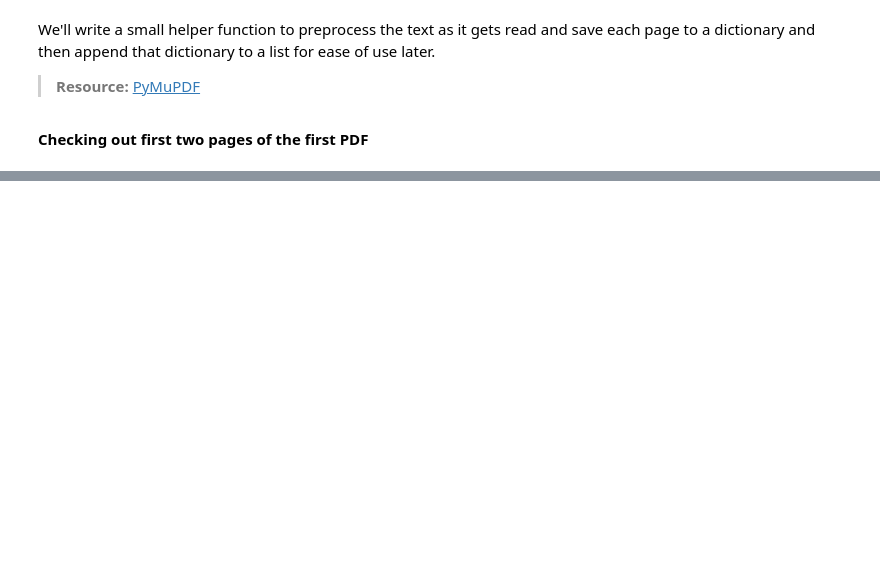
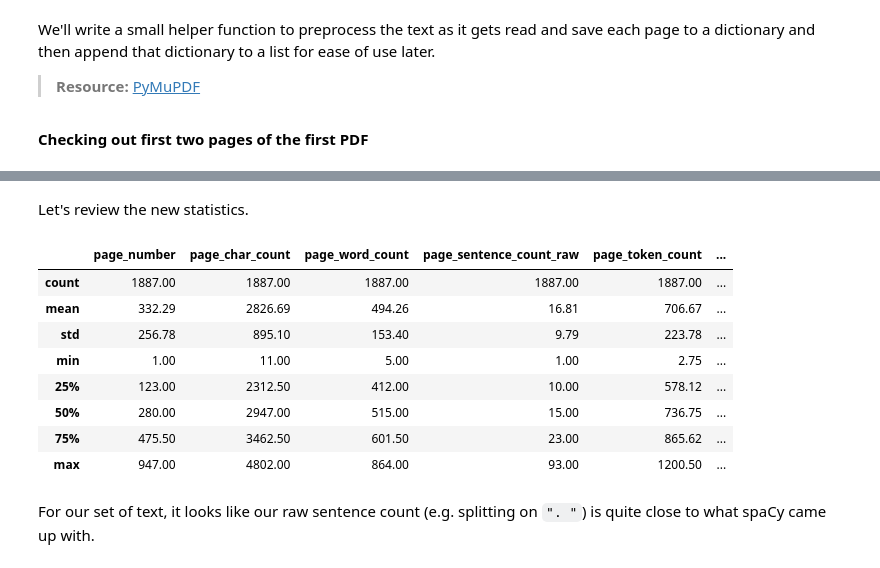
Before and after one commit to bose-kb/LawBot, a Jupyter notebook: LawBot.ipynb, the cells around one changed output, grey strips where cells are left out. Saved outputs shown, nothing was run; the diff lists cells and outputs as text; code cells hidden in the pictures; blank space fills up the shorter version.

```diff
--- a/LawBot.ipynb
+++ b/LawBot.ipynb
@@ -155,0 +253,17 @@ pages_and_texts[:2]
+# %% [markdown]
+Let's review the new statistics.
+# %%
+df = pd.DataFrame(pages_and_texts)
+df.describe().round(2)
+# %% [output]
+|  | page_number | page_char_count | page_word_count | page_sentence_count_raw | page_token_count | ... |
+| count | 1887.00 | 1887.00 | 1887.00 | 1887.00 | 1887.00 | ... |
+| mean | 332.29 | 2826.69 | 494.26 | 16.81 | 706.67 | ... |
+| std | 256.78 | 895.10 | 153.40 | 9.79 | 223.78 | ... |
+| min | 1.00 | 11.00 | 5.00 | 1.00 | 2.75 | ... |
+| 25% | 123.00 | 2312.50 | 412.00 | 10.00 | 578.12 | ... |
+| 50% | 280.00 | 2947.00 | 515.00 | 15.00 | 736.75 | ... |
+| 75% | 475.50 | 3462.50 | 601.50 | 23.00 | 865.62 | ... |
+| max | 947.00 | 4802.00 | 864.00 | 93.00 | 1200.50 | ... |
+# %% [markdown]
+For our set of text, it looks like our raw sentence count (e.g. splitting on `". "`) is quite close to what spaCy came up with.
```
Also changed, not shown: parts of 22 cells of this notebook.
